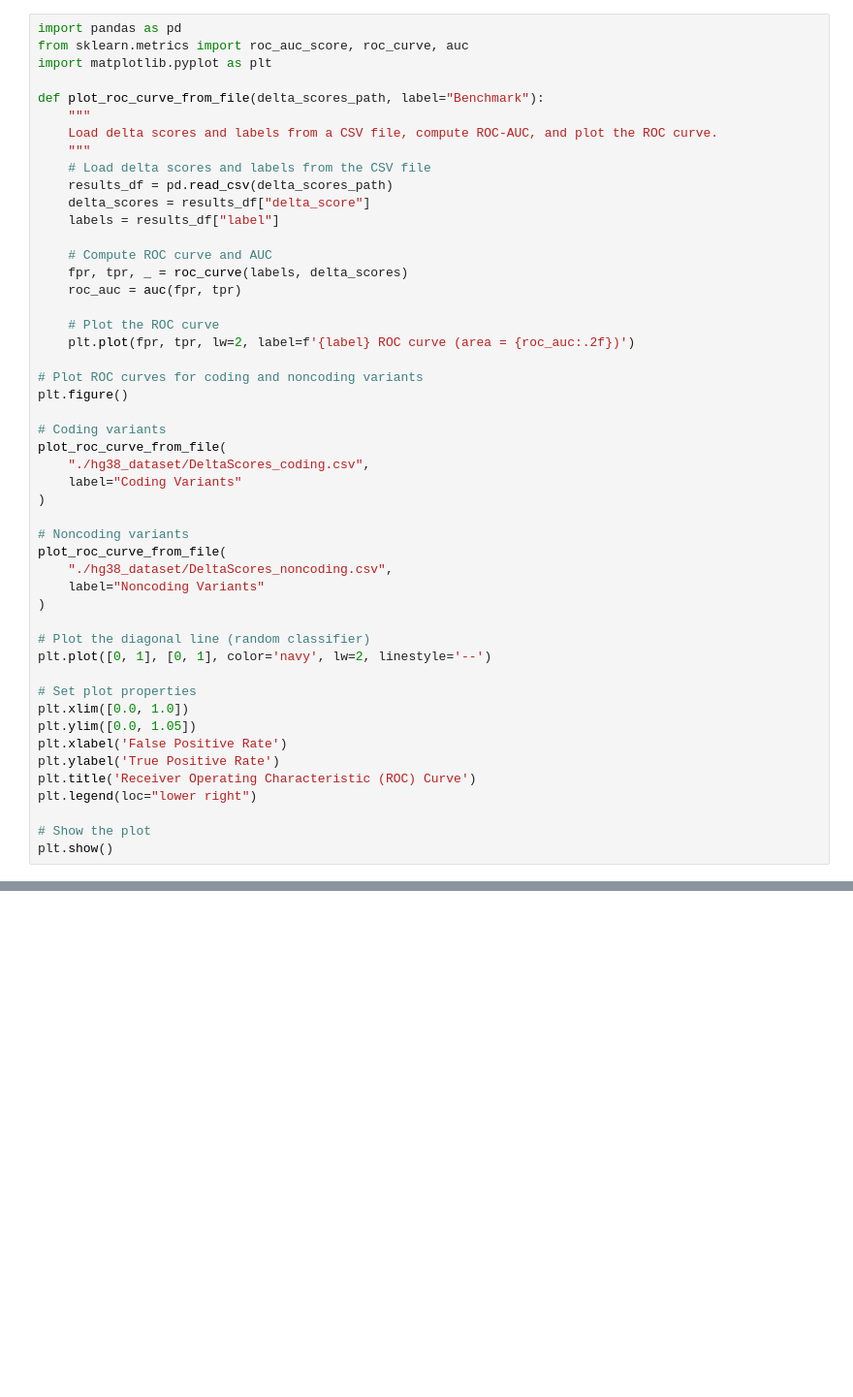
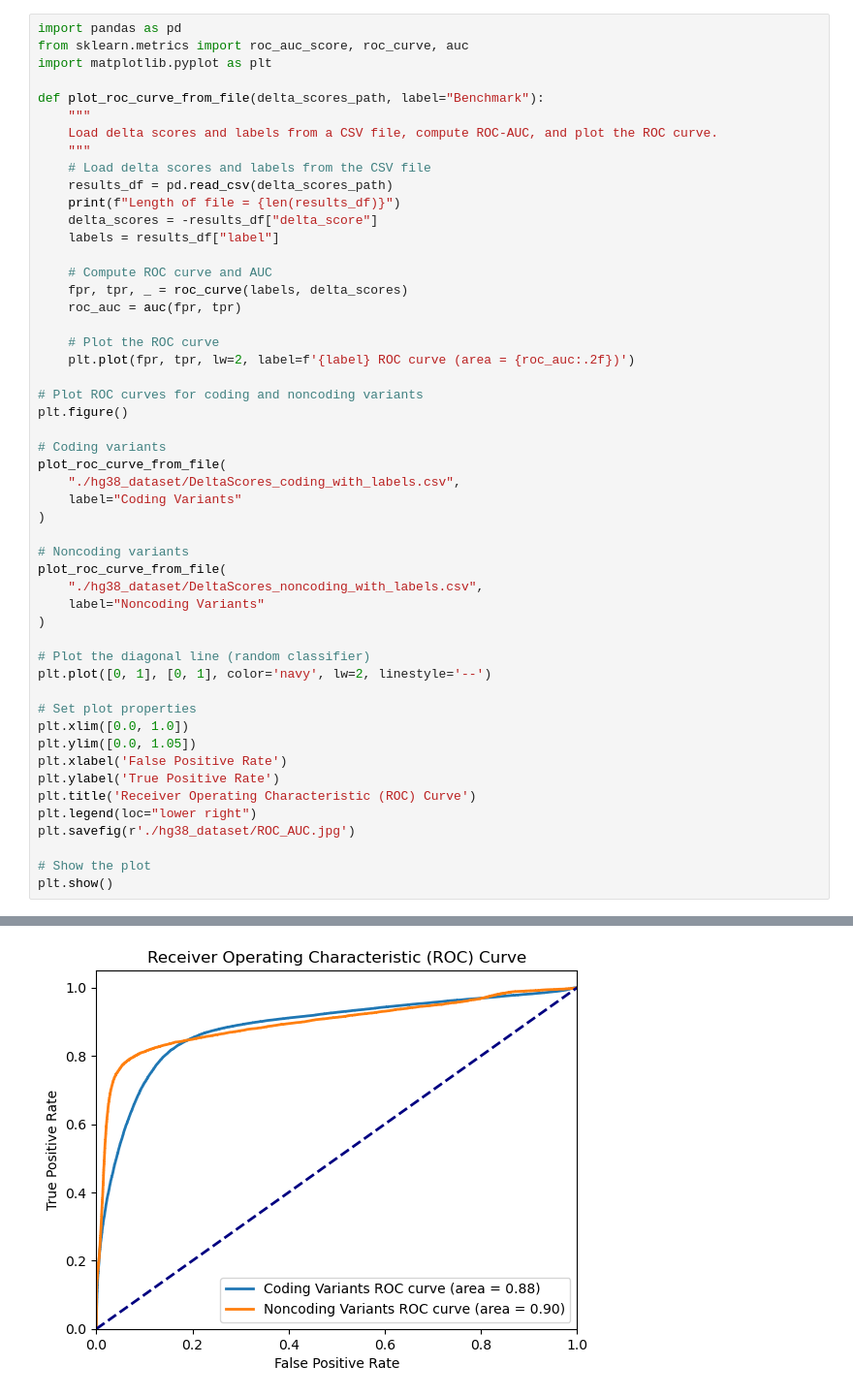
Before and after one commit to zhuohengwang/NYU-Langone, a Jupyter notebook: evo2/visualization_benchmark.ipynb, the cells around one changed output, grey strips where cells are left out. Shown at 97% size. Cells and saved outputs as stored; diff of their text form; blank space fills up the shorter version.

Commit message:
finish-evo2-coding_noncoding-benchmark

```diff
--- a/evo2/visualization_benchmark.ipynb
+++ b/evo2/visualization_benchmark.ipynb
@@ -9,7 +9,8 @@ def plot_roc_curve_from_file(delta_scores_path, label="Benchmark"):
     """
     # Load delta scores and labels from the CSV file
     results_df = pd.read_csv(delta_scores_path)
-    delta_scores = results_df["delta_score"]
+    print(f"Length of file = {len(results_df)}")
+    delta_scores = -results_df["delta_score"]
     labels = results_df["label"]
 
     # Compute ROC curve and AUC
@@ -24,13 +25,13 @@ plt.figure()
 
 # Coding variants
 plot_roc_curve_from_file(
-    "./hg38_dataset/DeltaScores_coding.csv",
+    "./hg38_dataset/DeltaScores_coding_with_labels.csv",
     label="Coding Variants"
 )
 
 # Noncoding variants
 plot_roc_curve_from_file(
-    "./hg38_dataset/DeltaScores_noncoding.csv",
+    "./hg38_dataset/DeltaScores_noncoding_with_labels.csv",
     label="Noncoding Variants"
 )
 
@@ -44,6 +45,8 @@ plt.xlabel('False Positive Rate')
 plt.ylabel('True Positive Rate')
 plt.title('Receiver Operating Characteristic (ROC) Curve')
 plt.legend(loc="lower right")
+plt.savefig(r'./hg38_dataset/ROC_AUC.jpg')
 
 # Show the plot
 plt.show()
+# %% [output]
@@ -49,0 +55 @@ plt.show()
+[figure, added]
```
Also changed, not shown: parts of 1 cell of this notebook, 20 other files.
